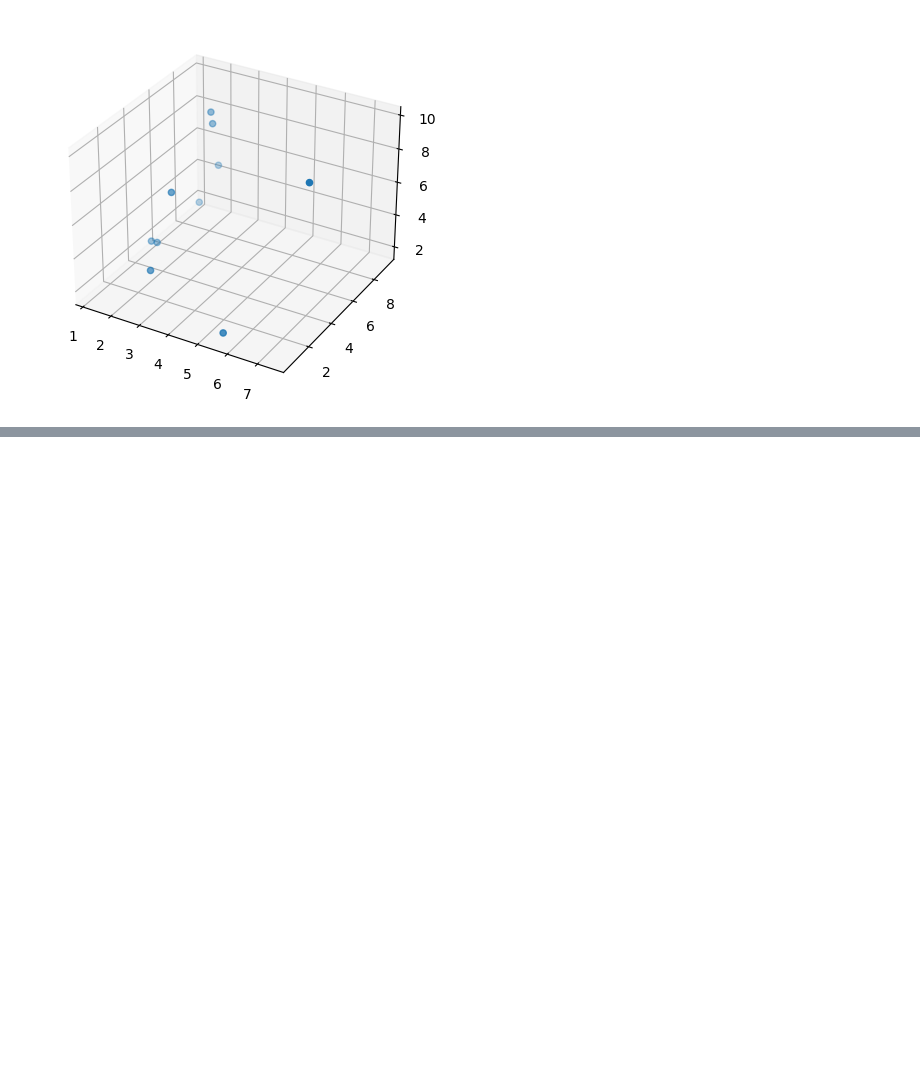
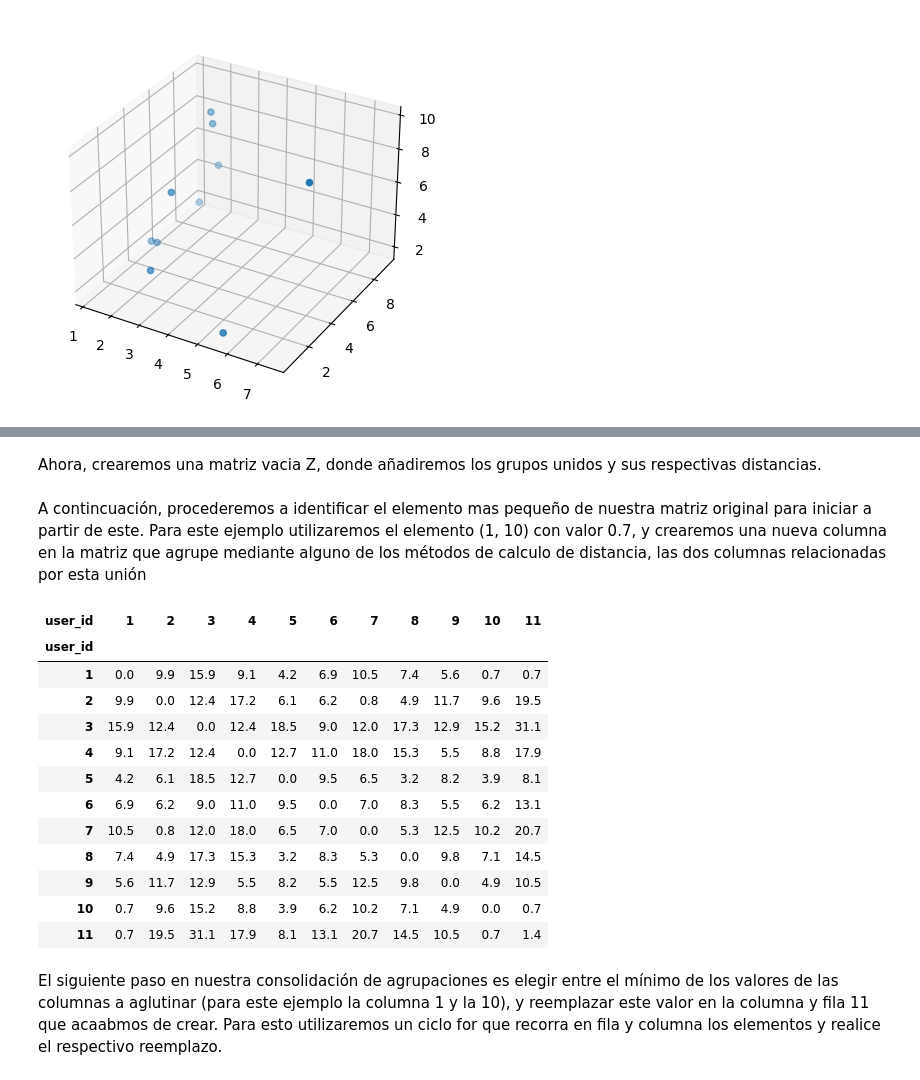
Before and after one commit to majandro1026/python_personal, a Jupyter notebook: mis_NB/python_scripts/Notebooks/NB5-clustering.ipynb, the cells around one changed output, grey strips where cells are left out. Cells and saved outputs as stored; diff of their text form; code cells hidden in the pictures; blank space fills up the shorter version.

```diff
--- a/mis_NB/python_scripts/Notebooks/NB5-clustering.ipynb
+++ b/mis_NB/python_scripts/Notebooks/NB5-clustering.ipynb
@@ -72,8 +72,8 @@ data.head()
 # %%
 #eliminando columa de 'user_id'
 movies_columns = data.columns.values.tolist()[1:]
-data = data[movies_columns]
-data.head()
+data2 = data[movies_columns]
+data2.head()
 # %% [output]
 |  | star_wars | lord_of_the_rings | harry_potter |
 | 0 | 1.2 | 4.9 | 2.1 |
@@ -84,9 +84,9 @@ data.head()
 # %% [markdown]
 Ahora, calcularemos la matriz de distancias usando el método distance_matrix
 # %%
-matriz_distancias = distance_matrix(data, data, p=1)
-matriz_distancias2 = distance_matrix(data, data, p=2)
-matriz_distancias3 = distance_matrix(data, data, p=10)
+matriz_distancias = distance_matrix(data2, data2, p=1) # manhhatan
+matriz_distancias2 = distance_matrix(data2, data2, p=2) #Euclidea
+matriz_distancias3 = distance_matrix(data2, data2, p=10)
 # %%
 matriz_distancias
 # %% [output]
@@ -234,0 +240,3 @@ Como vimos anteriormente, este método inicia con cada punto siendo un único cl
+# %%
+df = dm_to_df(matriz_distancias,data['user_id'] )
+df
@@ -234,0 +256,27 @@ Como vimos anteriormente, este método inicia con cada punto siendo un único cl
+# %% [markdown]
+Ahora, crearemos una matriz vacia Z, donde añadiremos los grupos unidos y sus respectivas distancias.
+# %%
+Z = []
+# %% [markdown]
+A contincuación, procederemos a identificar el elemento mas pequeño de nuestra matriz original para iniciar a partir de este. Para este ejemplo utilizaremos el elemento (1, 10) con valor 0.7, y crearemos una nueva columna en la matriz que agrupe mediante alguno de los métodos de calculo de distancia, las dos columnas relacionadas por esta unión
+# %%
+df[11] = df[1] + df[10]
+df.loc[11] = df.loc[1]+df.loc[10]
+Z.append([1, 10, 0.1, 2])
+df
+# %% [output]
+| user_id | 1 | 2 | 3 | 4 | 5 | 6 | 7 | 8 | 9 | 10 | 11 |
+| user_id |  |  |  |  |  |  |  |  |  |  |  |
+| 1 | 0.0 | 9.9 | 15.9 | 9.1 | 4.2 | 6.9 | 10.5 | 7.4 | 5.6 | 0.7 | 0.7 |
+| 2 | 9.9 | 0.0 | 12.4 | 17.2 | 6.1 | 6.2 | 0.8 | 4.9 | 11.7 | 9.6 | 19.5 |
+| 3 | 15.9 | 12.4 | 0.0 | 12.4 | 18.5 | 9.0 | 12.0 | 17.3 | 12.9 | 15.2 | 31.1 |
+| 4 | 9.1 | 17.2 | 12.4 | 0.0 | 12.7 | 11.0 | 18.0 | 15.3 | 5.5 | 8.8 | 17.9 |
+| 5 | 4.2 | 6.1 | 18.5 | 12.7 | 0.0 | 9.5 | 6.5 | 3.2 | 8.2 | 3.9 | 8.1 |
+| 6 | 6.9 | 6.2 | 9.0 | 11.0 | 9.5 | 0.0 | 7.0 | 8.3 | 5.5 | 6.2 | 13.1 |
+| 7 | 10.5 | 0.8 | 12.0 | 18.0 | 6.5 | 7.0 | 0.0 | 5.3 | 12.5 | 10.2 | 20.7 |
+| 8 | 7.4 | 4.9 | 17.3 | 15.3 | 3.2 | 8.3 | 5.3 | 0.0 | 9.8 | 7.1 | 14.5 |
+| 9 | 5.6 | 11.7 | 12.9 | 5.5 | 8.2 | 5.5 | 12.5 | 9.8 | 0.0 | 4.9 | 10.5 |
+| 10 | 0.7 | 9.6 | 15.2 | 8.8 | 3.9 | 6.2 | 10.2 | 7.1 | 4.9 | 0.0 | 0.7 |
+| 11 | 0.7 | 19.5 | 31.1 | 17.9 | 8.1 | 13.1 | 20.7 | 14.5 | 10.5 | 0.7 | 1.4 |
+# %% [markdown]
+El siguiente paso en nuestra consolidación de agrupaciones es elegir entre el mínimo de los valores de las columnas a aglutinar (para este ejemplo la columna 1 y la 10), y reemplazar este valor en la columna y fila 11 que acaabmos de crear. Para esto utilizaremos un ciclo for que recorra en fila y columna los elementos y realice el respectivo reemplazo.
```
Also changed, not shown: parts of 5 cells of this notebook.
